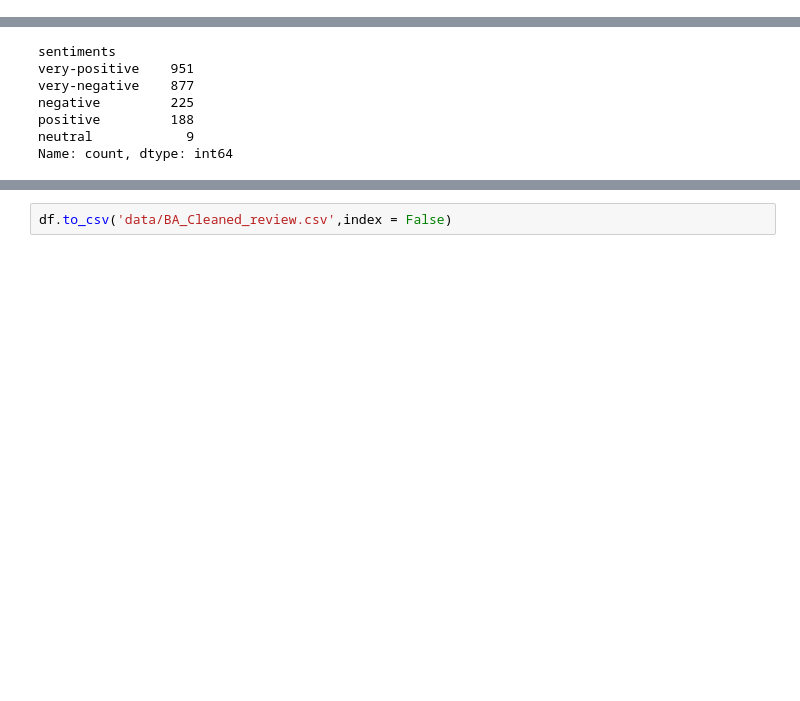
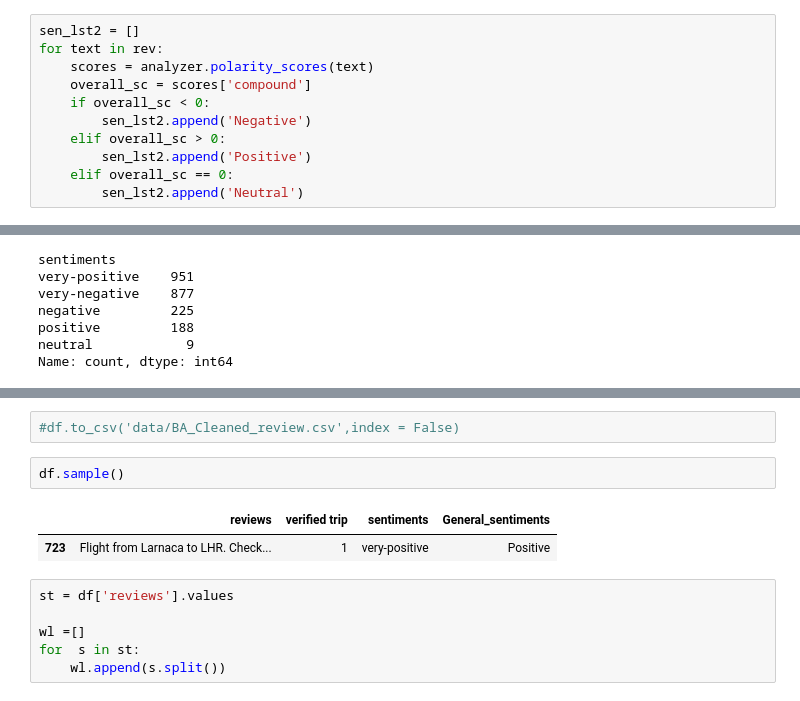
Before and after one commit to Manas8260/British-Airways--Data-Science-Project, a Jupyter notebook: Data_Cleaning_and_Modelling.ipynb, the cells around one changed output, grey strips where cells are left out. Saved outputs shown, nothing was run; the diff lists cells and outputs as text; blank space fills up the shorter version.

```diff
--- a/Data_Cleaning_and_Modelling.ipynb
+++ b/Data_Cleaning_and_Modelling.ipynb
@@ -188,5 +188,16 @@ for text in rev:
         sen_lst.append(sentis[-5])
     elif overall_sc == 0:
         sen_lst.append(sentis[-3])
+# %%
+sen_lst2 = []
+for text in rev:
+    scores = analyzer.polarity_scores(text)
+    overall_sc = scores['compound']
+    if overall_sc < 0:
+        sen_lst2.append('Negative')
+    elif overall_sc > 0:
+        sen_lst2.append('Positive')
+    elif overall_sc == 0:
+        sen_lst2.append('Neutral')
 # %%
 df['sentiments'] = sen_lst
@@ -236,2 +249,13 @@ df.sample()
 # %%
-df.to_csv('data/BA_Cleaned_review.csv',index = False)
+#df.to_csv('data/BA_Cleaned_review.csv',index = False)
+# %%
+df.sample()
+# %% [output]
+|  | reviews | verified trip | sentiments | General_sentiments |
+| 723 | Flight from Larnaca to LHR. Check... | 1 | very-positive | Positive |
+# %%
+st = df['reviews'].values
+
+wl =[]
+for  s in st:
+    wl.append(s.split())
```
Also changed, not shown: parts of 10 cells of this notebook, 5 other files.
